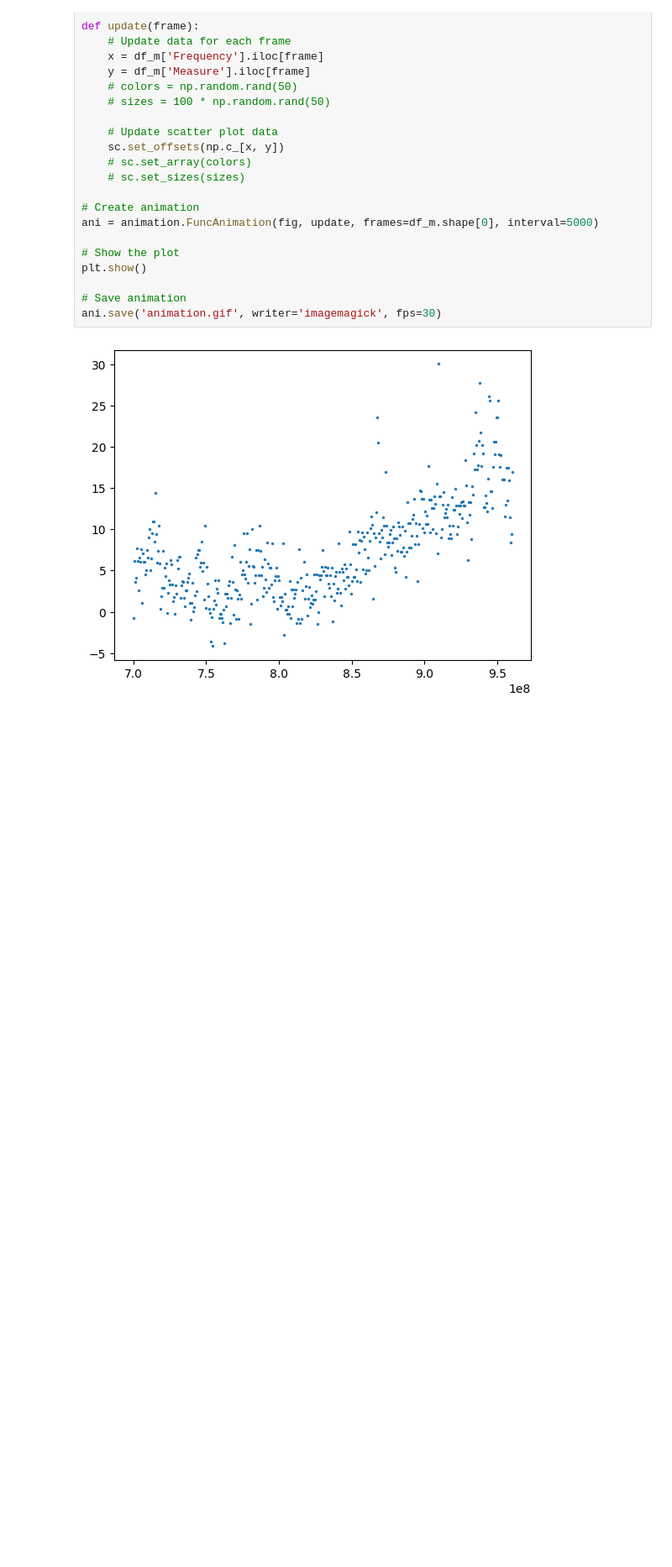
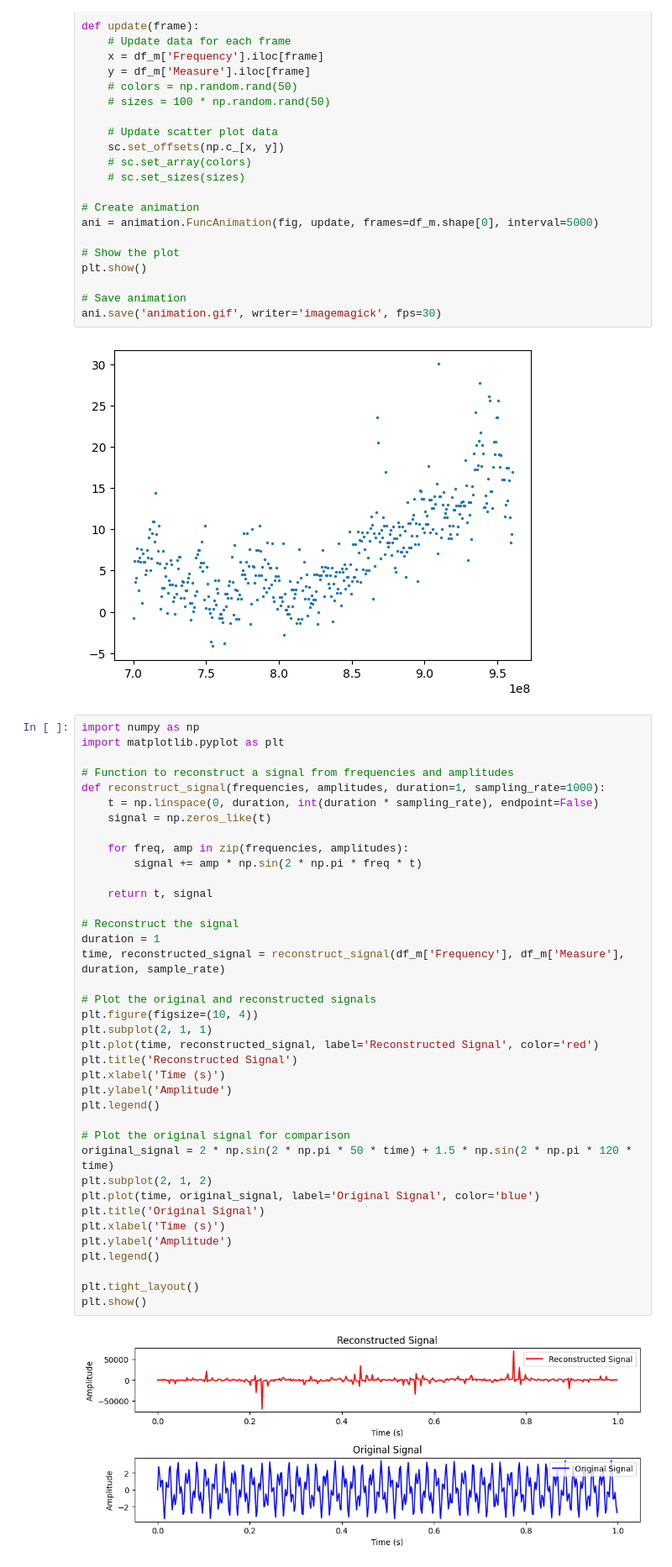
Before and after one commit to sunnycows/la-cp, a Jupyter notebook: Experiments.ipynb, the cells around one changed output. Shown at 84% size. Cells and saved outputs as stored; diff of their text form; blank space fills up the shorter version.

```diff
--- a/Experiments.ipynb
+++ b/Experiments.ipynb
@@ -122,3 +127,43 @@ plt.show()
 ani.save('animation.gif', writer='imagemagick', fps=30)
 # %% [output]
 [figure]
+# %%
+import numpy as np
+import matplotlib.pyplot as plt
+
+# Function to reconstruct a signal from frequencies and amplitudes
+def reconstruct_signal(frequencies, amplitudes, duration=1, sampling_rate=1000):
+    t = np.linspace(0, duration, int(duration * sampling_rate), endpoint=False)
+    signal = np.zeros_like(t)
+
+    for freq, amp in zip(frequencies, amplitudes):
+        signal += amp * np.sin(2 * np.pi * freq * t)
+
+    return t, signal
+
+# Reconstruct the signal
+duration = 1
+time, reconstructed_signal = reconstruct_signal(df_m['Frequency'], df_m['Measure'], duration, sample_rate)
+
+# Plot the original and reconstructed signals
+plt.figure(figsize=(10, 4))
+plt.subplot(2, 1, 1)
+plt.plot(time, reconstructed_signal, label='Reconstructed Signal', color='red')
+plt.title('Reconstructed Signal')
+plt.xlabel('Time (s)')
+plt.ylabel('Amplitude')
+plt.legend()
+
+# Plot the original signal for comparison
+original_signal = 2 * np.sin(2 * np.pi * 50 * time) + 1.5 * np.sin(2 * np.pi * 120 * time)
+plt.subplot(2, 1, 2)
+plt.plot(time, original_signal, label='Original Signal', color='blue')
+plt.title('Original Signal')
+plt.xlabel('Time (s)')
+plt.ylabel('Amplitude')
+plt.legend()
+
+plt.tight_layout()
+plt.show()
+# %% [output]
+[figure, added]
```
Also changed, not shown: parts of 5 cells of this notebook.
